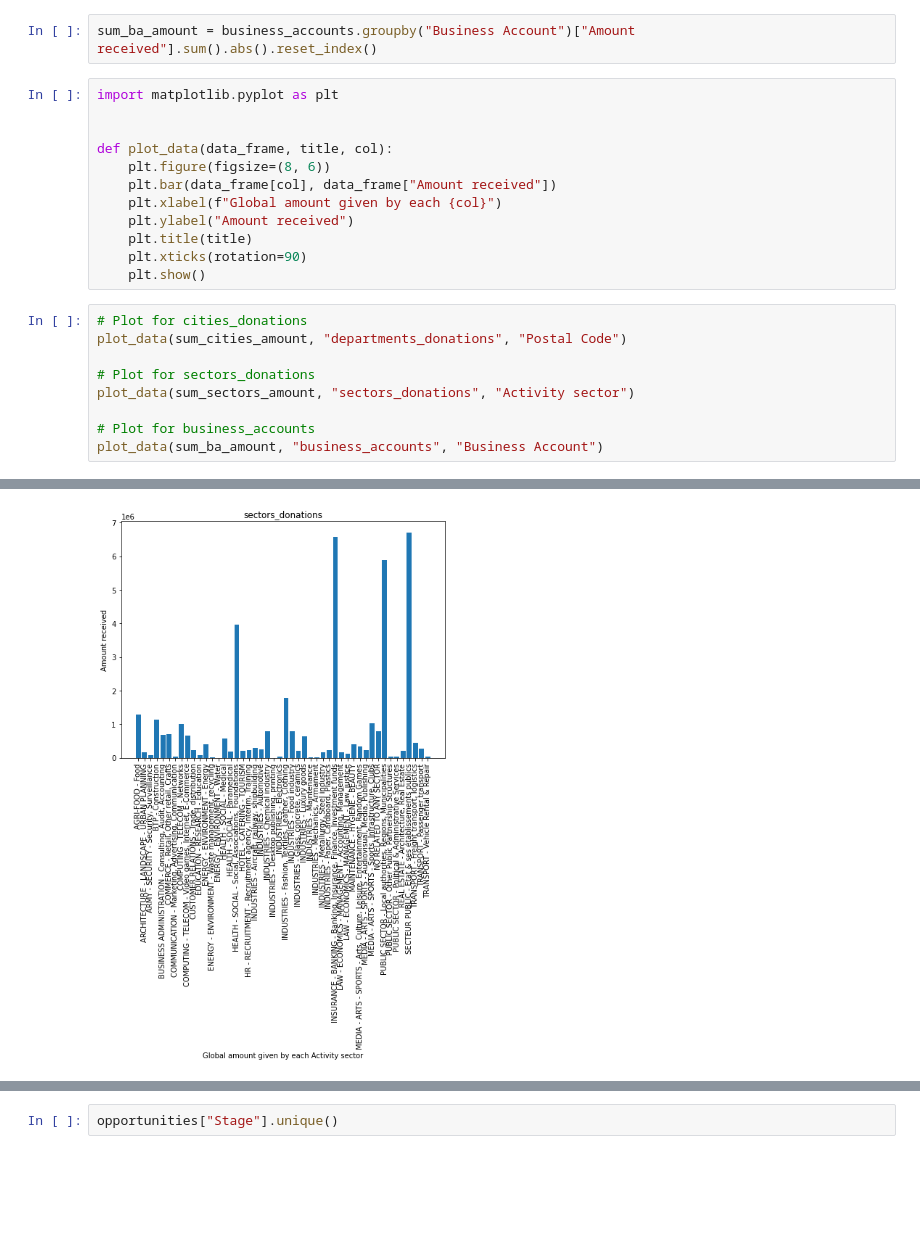
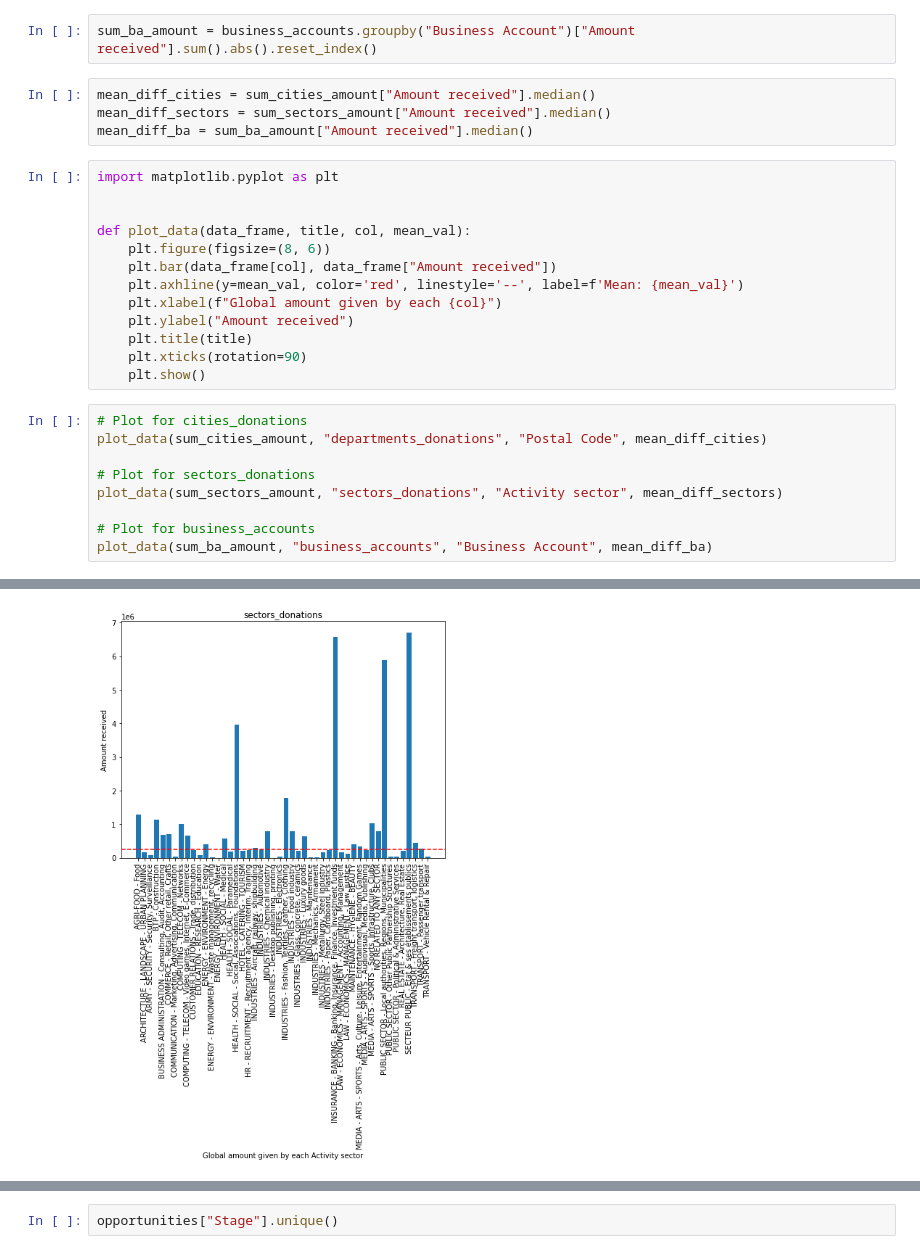
Before and after one commit to dfgparis23/Team-3, a Jupyter notebook: DataCollector-Copy1.ipynb, the cells around one changed output, grey strips where cells are left out. Saved outputs shown, nothing was run; the diff lists cells and outputs as text; blank space fills up the shorter version.

```diff
--- a/DataCollector-Copy1.ipynb
+++ b/DataCollector-Copy1.ipynb
@@ -306,13 +306,18 @@ sum_cities_amount
 sum_sectors_amount = sectors_donations.groupby("Activity sector")["Amount received"].sum().abs().reset_index()
 # %%
 sum_ba_amount = business_accounts.groupby("Business Account")["Amount received"].sum().abs().reset_index()
+# %%
+mean_diff_cities = sum_cities_amount["Amount received"].median()
+mean_diff_sectors = sum_sectors_amount["Amount received"].median()
+mean_diff_ba = sum_ba_amount["Amount received"].median()
 # %%
 import matplotlib.pyplot as plt
 
 
-def plot_data(data_frame, title, col):
+def plot_data(data_frame, title, col, mean_val):
     plt.figure(figsize=(8, 6))
     plt.bar(data_frame[col], data_frame["Amount received"])
+    plt.axhline(y=mean_val, color='red', linestyle='--', label=f'Mean: {mean_val}')
     plt.xlabel(f"Global amount given by each {col}")
     plt.ylabel("Amount received")
     plt.title(title)
@@ -320,11 +325,11 @@ def plot_data(data_frame, title, col):
     plt.show()
 # %%
 # Plot for cities_donations
-plot_data(sum_cities_amount, "departments_donations", "Postal Code")
+plot_data(sum_cities_amount, "departments_donations", "Postal Code", mean_diff_cities)
 
 # Plot for sectors_donations
-plot_data(sum_sectors_amount, "sectors_donations", "Activity sector")
+plot_data(sum_sectors_amount, "sectors_donations", "Activity sector", mean_diff_sectors)
 
 # Plot for business_accounts
-plot_data(sum_ba_amount, "business_accounts", "Business Account")
+plot_data(sum_ba_amount, "business_accounts", "Business Account", mean_diff_ba)
 # %% [output]
@@ -332,4 +337,4 @@ plot_data(sum_ba_amount, "business_accounts", "Business Account")
-[figure, old version]
+[figure, new version]
 [figure]
 # %%
 opportunities["Stage"].unique()
```
Also changed, not shown: parts of 14 cells of this notebook.
